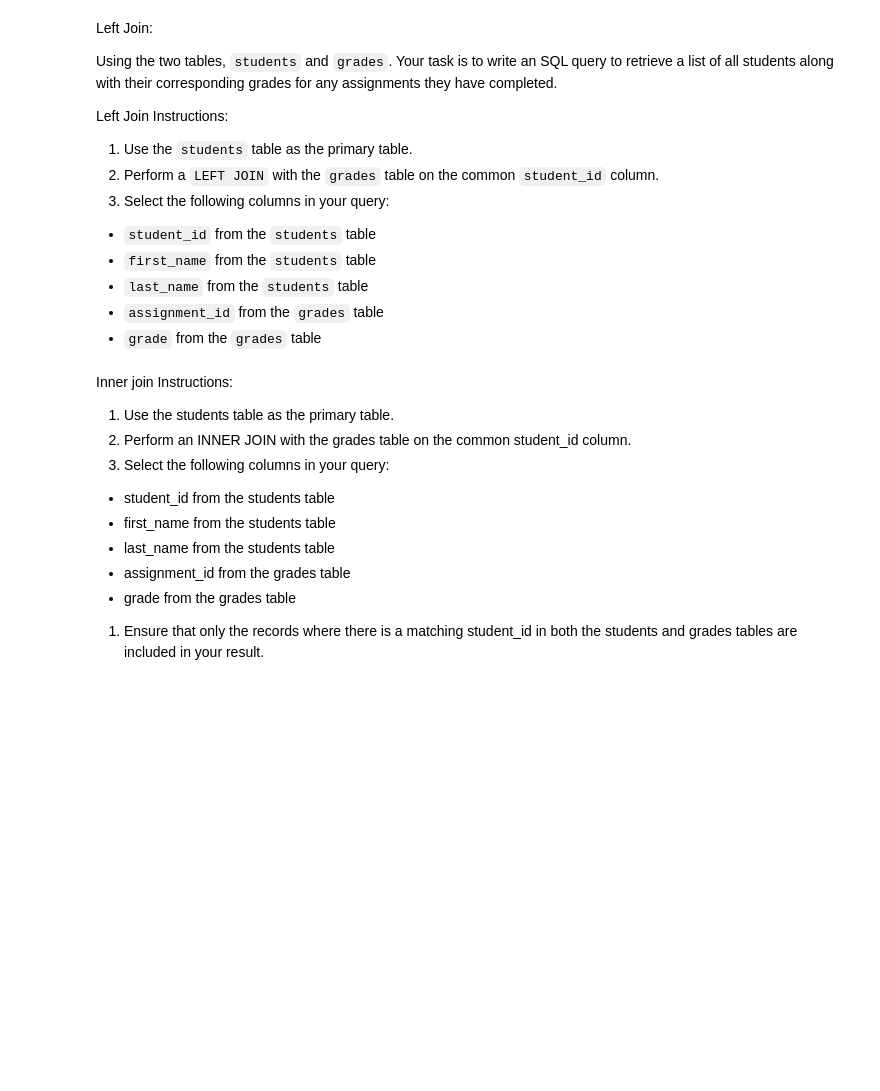
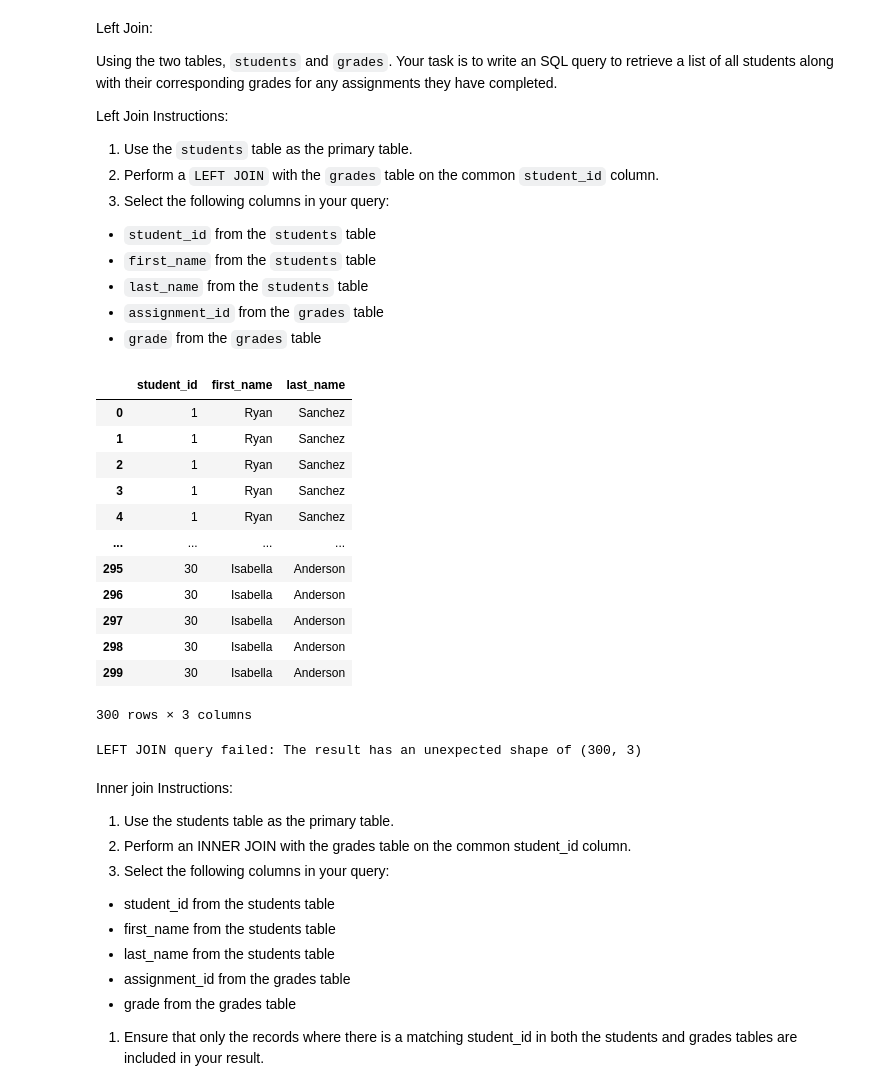
Before and after one commit to joelie1105/SQL_Test, a Jupyter notebook: final.ipynb, the cells around one changed output. Drawn from its saved outputs; the diff is of its cells as text; code cells hidden in the pictures; blank space fills up the shorter version.

```diff
--- a/final.ipynb
+++ b/final.ipynb
@@ -220,5 +242,29 @@ left_join
+# %%
+left_join_query = """SELECT students.student_id, students.first_name, students.last_name
+                    FROM students
+                    LEFT JOIN grades
+                    ON students.student_id = grades.student_id""" \
+
+left_join = sql(left_join_query)
+left_join
+# %% [output]
+|  | student_id | first_name | last_name |
+| 0 | 1 | Ryan | Sanchez |
+| 1 | 1 | Ryan | Sanchez |
+| 2 | 1 | Ryan | Sanchez |
+| 3 | 1 | Ryan | Sanchez |
+| 4 | 1 | Ryan | Sanchez |
+| ... | ... | ... | ... |
+| 295 | 30 | Isabella | Anderson |
+| 296 | 30 | Isabella | Anderson |
+| 297 | 30 | Isabella | Anderson |
+| 298 | 30 | Isabella | Anderson |
+| 299 | 30 | Isabella | Anderson |
+300 rows × 3 columns
 # %%
 test_instance.left_join_test(left_join_query)
+# %% [output]
+LEFT JOIN query failed: The result has an unexpected shape of (300, 3)
 # %% [markdown]
 Inner join Instructions:
 1. Use the students table as the primary table.
```
Also changed, not shown: parts of 12 cells of this notebook.
